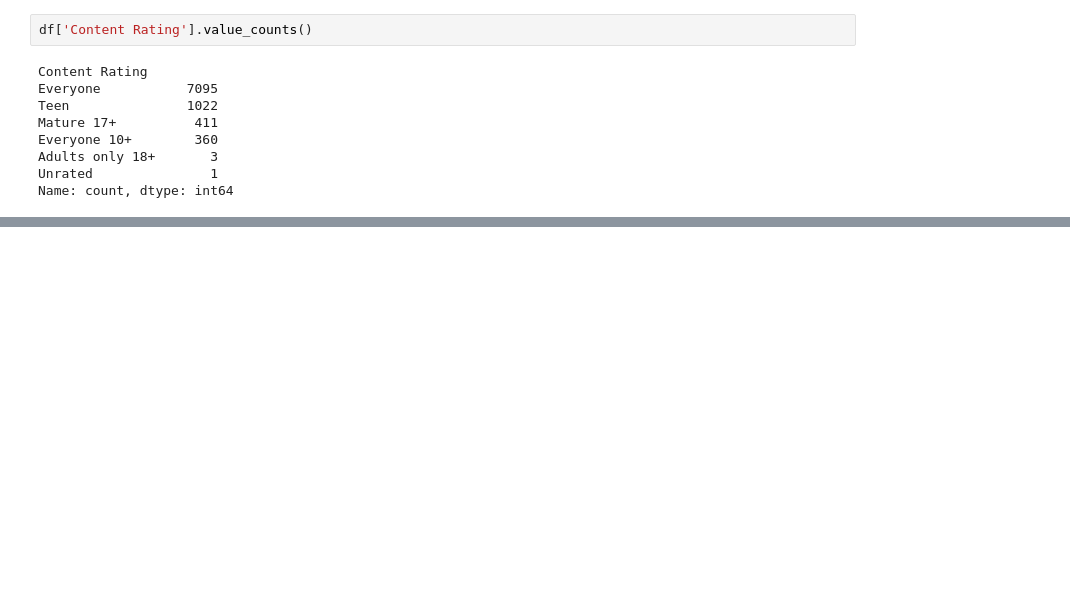
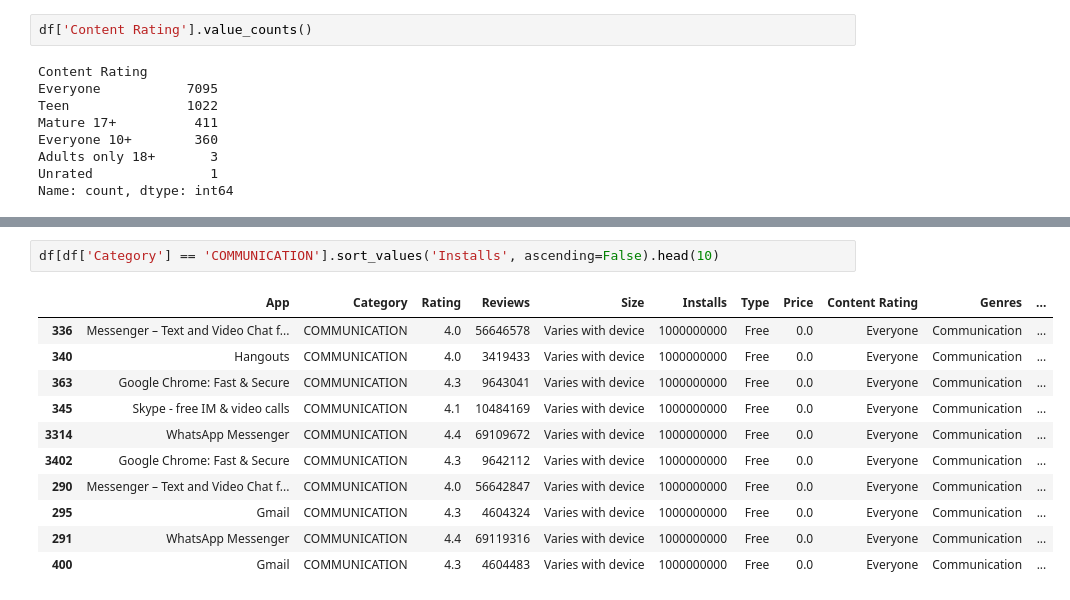
Before and after one commit to CodeRei067/data-science-2, a Jupyter notebook: Notebooks/edaVisual.ipynb, the cells around one changed output, grey strips where cells are left out. Cells and saved outputs as stored; diff of their text form; blank space fills up the shorter version.

```diff
--- a/Notebooks/edaVisual.ipynb
+++ b/Notebooks/edaVisual.ipynb
@@ -107,0 +172,14 @@ Name: count, dtype: int64
+# %%
+df[df['Category'] == 'COMMUNICATION'].sort_values('Installs', ascending=False).head(10)
+# %% [output]
+|  | App | Category | Rating | Reviews | Size | Installs | Type | Price | Content Rating | Genres | ... |
+| 336 | Messenger – Text and Video Chat f... | COMMUNICATION | 4.0 | 56646578 | Varies with device | 1000000000 | Free | 0.0 | Everyone | Communication | ... |
+| 340 | Hangouts | COMMUNICATION | 4.0 | 3419433 | Varies with device | 1000000000 | Free | 0.0 | Everyone | Communication | ... |
+| 363 | Google Chrome: Fast & Secure | COMMUNICATION | 4.3 | 9643041 | Varies with device | 1000000000 | Free | 0.0 | Everyone | Communication | ... |
+| 345 | Skype - free IM & video calls | COMMUNICATION | 4.1 | 10484169 | Varies with device | 1000000000 | Free | 0.0 | Everyone | Communication | ... |
+| 3314 | WhatsApp Messenger | COMMUNICATION | 4.4 | 69109672 | Varies with device | 1000000000 | Free | 0.0 | Everyone | Communication | ... |
+| 3402 | Google Chrome: Fast & Secure | COMMUNICATION | 4.3 | 9642112 | Varies with device | 1000000000 | Free | 0.0 | Everyone | Communication | ... |
+| 290 | Messenger – Text and Video Chat f... | COMMUNICATION | 4.0 | 56642847 | Varies with device | 1000000000 | Free | 0.0 | Everyone | Communication | ... |
+| 295 | Gmail | COMMUNICATION | 4.3 | 4604324 | Varies with device | 1000000000 | Free | 0.0 | Everyone | Communication | ... |
+| 291 | WhatsApp Messenger | COMMUNICATION | 4.4 | 69119316 | Varies with device | 1000000000 | Free | 0.0 | Everyone | Communication | ... |
+| 400 | Gmail | COMMUNICATION | 4.3 | 4604483 | Varies with device | 1000000000 | Free | 0.0 | Everyone | Communication | ... |
```
Also changed, not shown: parts of 8 cells of this notebook.
